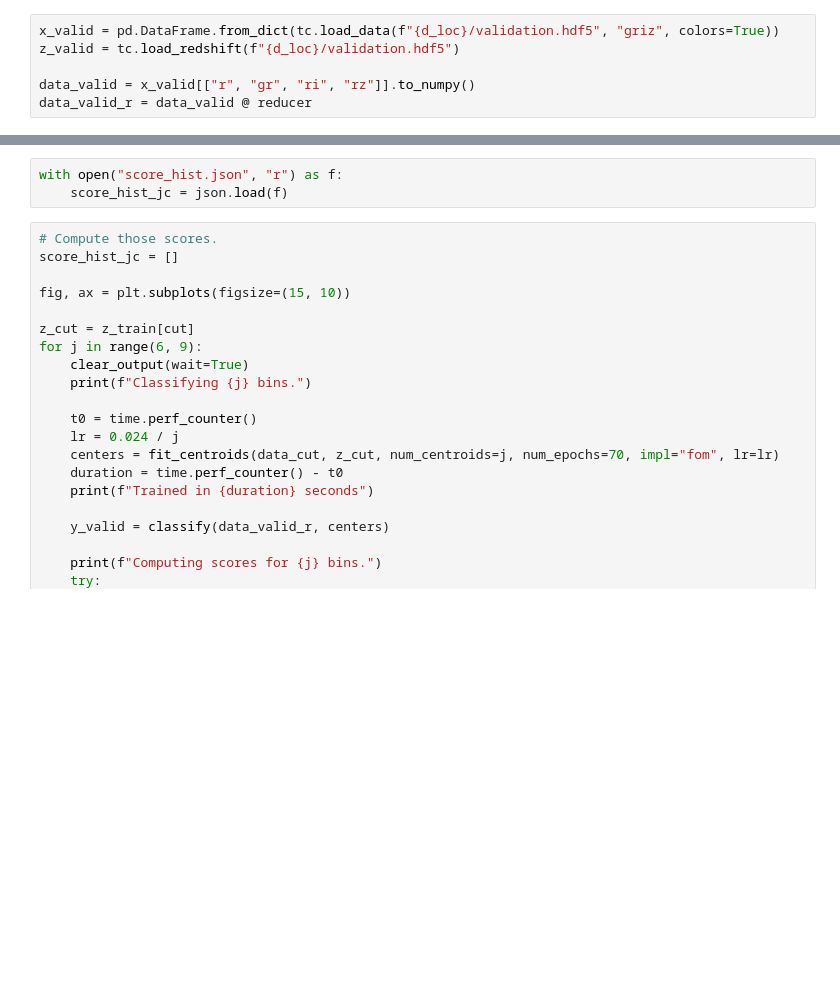
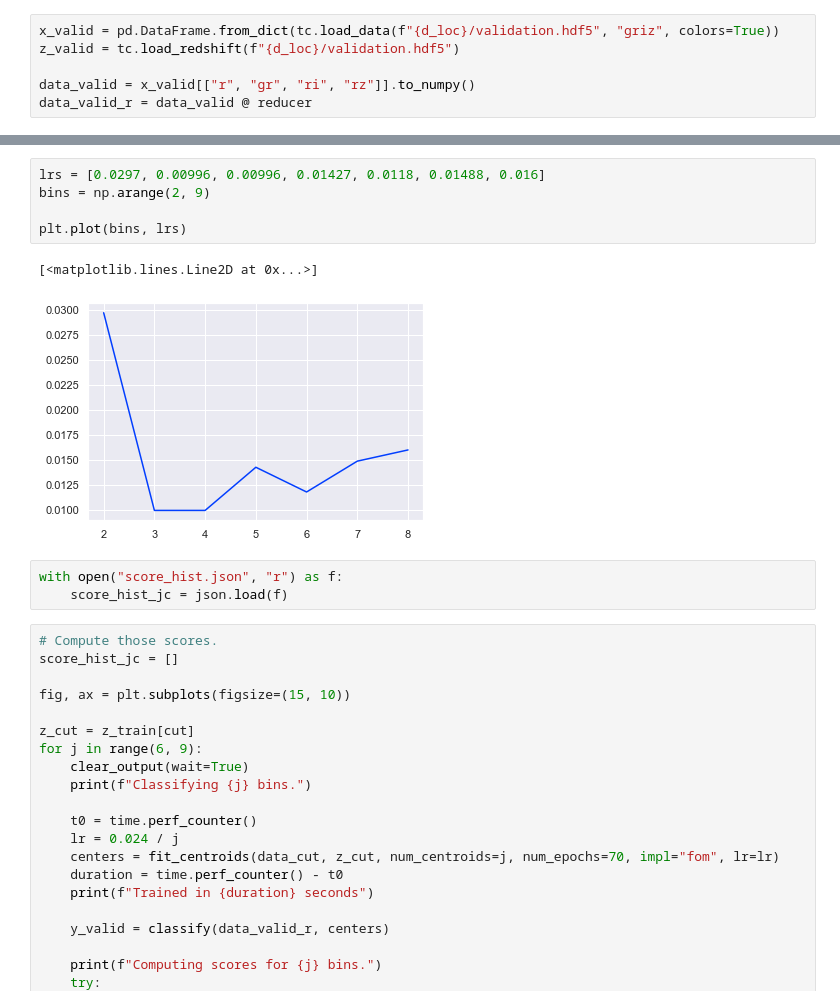
Before and after one commit to LSSTDESC/tomo_challenge, a Jupyter notebook: notebooks/pca_cluster.ipynb, the cells around one changed output, grey strips where cells are left out. Cells and saved outputs as stored; diff of their text form; blank space fills up the shorter version.

```diff
--- a/notebooks/pca_cluster.ipynb
+++ b/notebooks/pca_cluster.ipynb
@@ -517,3 +592,11 @@ plt.plot(x2, loss2)
+# %%
+lrs = [0.0297, 0.00996, 0.00996, 0.01427, 0.0118, 0.01488, 0.016]
+bins = np.arange(2, 9)
+
+plt.plot(bins, lrs)
+# %% [output]
+[<matplotlib.lines.Line2D at 0x...>]
+[figure, added]
 # %%
 with open("score_hist.json", "r") as f:
     score_hist_jc = json.load(f)
```
Also changed, not shown: parts of 15 cells of this notebook.
